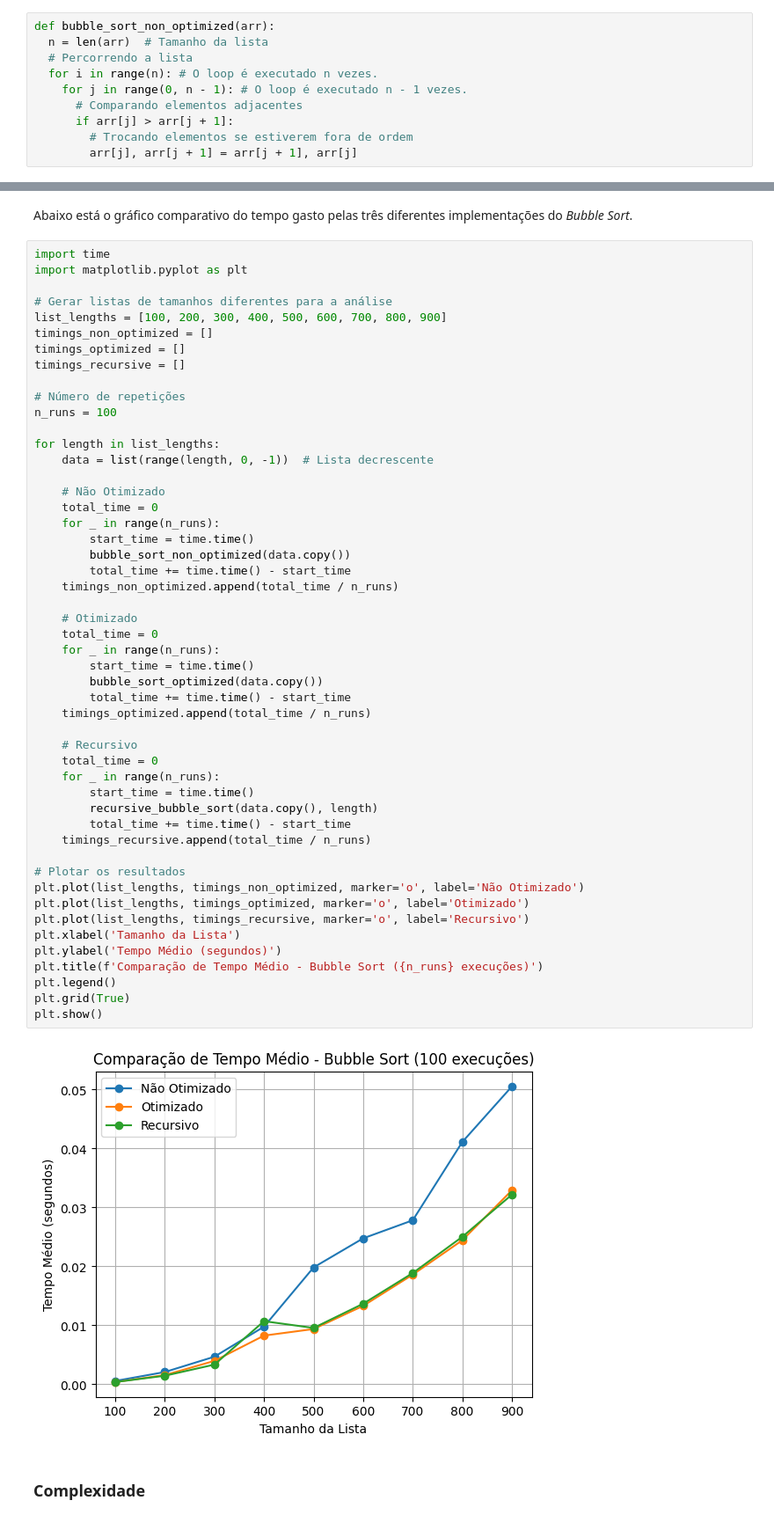
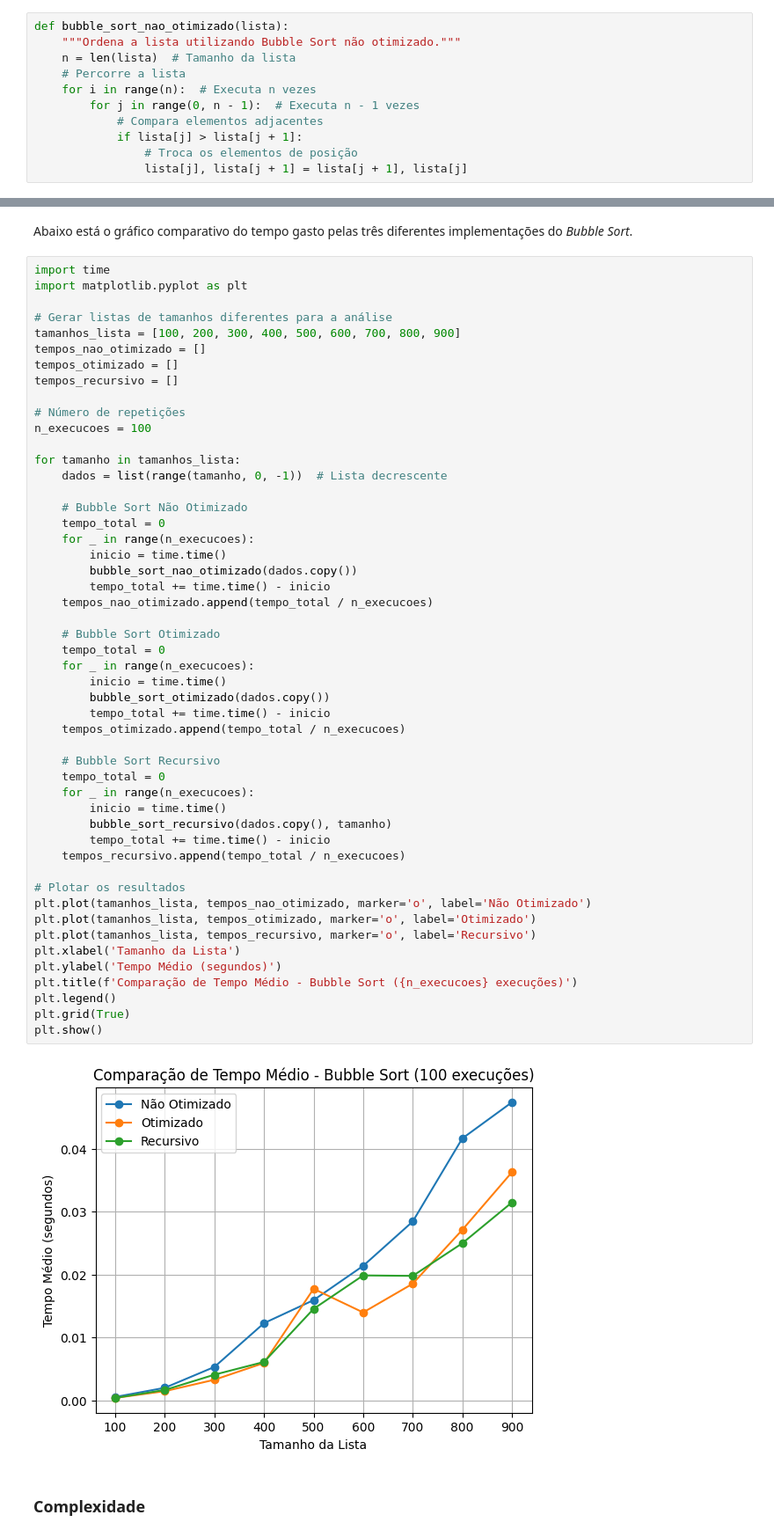
Before and after one commit to tiagopessoalima/ED1, a Jupyter notebook: Semana_02_(ED1).ipynb, the cells around one changed output, grey strips where cells are left out. Shown at 88% size. Cells and saved outputs as stored; diff of their text form.

```diff
--- a/Semana_02_(ED1).ipynb
+++ b/Semana_02_(ED1).ipynb
@@ -101,15 +102,16 @@ Aqui está uma descrição passo a passo do raciocínio por trás do *Bubble Sor
 # %% [markdown]
 O *Bubble Sort* é um dos algoritmos de ordenação mais simples e diretos. Ele recebe esse nome porque os elementos "borbulham" através do vetor conforme são comparados e trocados de posição, até que todos os elementos estejam em sua posição correta. Observe abaixo:
 # %%
-def bubble_sort_non_optimized(arr):
-  n = len(arr)  # Tamanho da lista
-  # Percorrendo a lista
-  for i in range(n): # O loop é executado n vezes.
-    for j in range(0, n - 1): # O loop é executado n - 1 vezes.
-      # Comparando elementos adjacentes
-      if arr[j] > arr[j + 1]:
-        # Trocando elementos se estiverem fora de ordem
-        arr[j], arr[j + 1] = arr[j + 1], arr[j]
+def bubble_sort_nao_otimizado(lista):
+    """Ordena a lista utilizando Bubble Sort não otimizado."""
+    n = len(lista)  # Tamanho da lista
+    # Percorre a lista
+    for i in range(n):  # Executa n vezes
+        for j in range(0, n - 1):  # Executa n - 1 vezes
+            # Compara elementos adjacentes
+            if lista[j] > lista[j + 1]:
+                # Troca os elementos de posição
+                lista[j], lista[j + 1] = lista[j + 1], lista[j]
 # %% [markdown]
 #### **Segunda Implementação (otimizada)**
 # %% [markdown]
@@ -161,55 +166,55 @@ Abaixo está o gráfico comparativo do tempo gasto pelas três diferentes implem
 # %%
 import time
 import matplotlib.pyplot as plt
 
 # Gerar listas de tamanhos diferentes para a análise
-list_lengths = [100, 200, 300, 400, 500, 600, 700, 800, 900]
-timings_non_optimized = []
-timings_optimized = []
-timings_recursive = []
+tamanhos_lista = [100, 200, 300, 400, 500, 600, 700, 800, 900]
+tempos_nao_otimizado = []
+tempos_otimizado = []
+tempos_recursivo = []
 
 # Número de repetições
-n_runs = 100
+n_execucoes = 100
 
-for length in list_lengths:
-    data = list(range(length, 0, -1))  # Lista decrescente
+for tamanho in tamanhos_lista:
+    dados = list(range(tamanho, 0, -1))  # Lista decrescente
 
-    # Não Otimizado
-    total_time = 0
-    for _ in range(n_runs):
-        start_time = time.time()
-        bubble_sort_non_optimized(data.copy())
-        total_time += time.time() - start_time
-    timings_non_optimized.append(total_time / n_runs)
+    # Bubble Sort Não Otimizado
+    tempo_total = 0
+    for _ in range(n_execucoes):
+        inicio = time.time()
+        bubble_sort_nao_otimizado(dados.copy())
+        tempo_total += time.time() - inicio
+    tempos_nao_otimizado.append(tempo_total / n_execucoes)
 
-    # Otimizado
-    total_time = 0
-    for _ in range(n_runs):
-        start_time = time.time()
-        bubble_sort_optimized(data.copy())
-        total_time += time.time() - start_time
-    timings_optimized.append(total_time / n_runs)
+    # Bubble Sort Otimizado
+    tempo_total = 0
+    for _ in range(n_execucoes):
+        inicio = time.time()
+        bubble_sort_otimizado(dados.copy())
+        tempo_total += time.time() - inicio
+    tempos_otimizado.append(tempo_total / n_execucoes)
 
-    # Recursivo
-    total_time = 0
-    for _ in range(n_runs):
-        start_time = time.time()
-        recursive_bubble_sort(data.copy(), length)
-        total_time += time.time() - start_time
-    timings_recursive.append(total_time / n_runs)
+    # Bubble Sort Recursivo
+    tempo_total = 0
+    for _ in range(n_execucoes):
+        inicio = time.time()
+        bubble_sort_recursivo(dados.copy(), tamanho)
+        tempo_total += time.time() - inicio
+    tempos_recursivo.append(tempo_total / n_execucoes)
 
 # Plotar os resultados
-plt.plot(list_lengths, timings_non_optimized, marker='o', label='Não Otimizado')
-plt.plot(list_lengths, timings_optimized, marker='o', label='Otimizado')
-plt.plot(list_lengths, timings_recursive, marker='o', label='Recursivo')
+plt.plot(tamanhos_lista, tempos_nao_otimizado, marker='o', label='Não Otimizado')
+plt.plot(tamanhos_lista, tempos_otimizado, marker='o', label='Otimizado')
+plt.plot(tamanhos_lista, tempos_recursivo, marker='o', label='Recursivo')
 plt.xlabel('Tamanho da Lista')
 plt.ylabel('Tempo Médio (segundos)')
-plt.title(f'Comparação de Tempo Médio - Bubble Sort ({n_runs} execuções)')
+plt.title(f'Comparação de Tempo Médio - Bubble Sort ({n_execucoes} execuções)')
 plt.legend()
 plt.grid(True)
 plt.show()
 # %% [output]
-[figure, old version]
+[figure, new version]
 # %% [markdown]
 ### **Complexidade**
 # %% [markdown]
```
Also changed, not shown: parts of 6 cells of this notebook.
